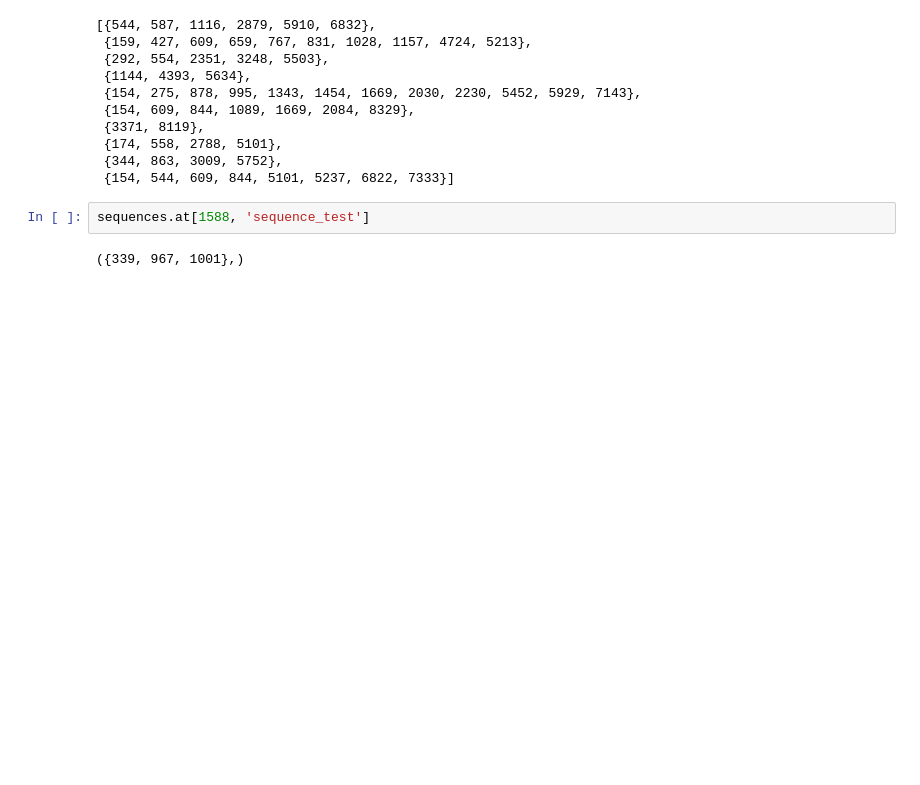
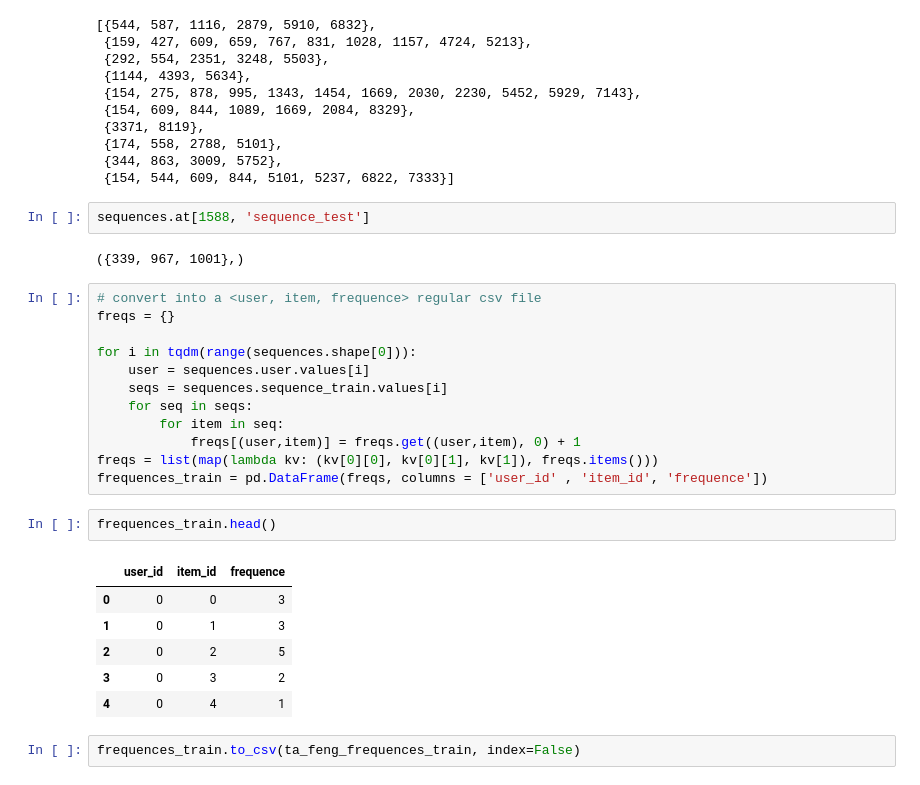
Before and after one commit to jbgriesner/seq_markov_reco_preprocess, a Jupyter notebook: Processing for Recommendation and Sequences Database.ipynb, the cells around one changed output. Drawn from its saved outputs; the diff is of its cells as text; blank space fills up the shorter version.

```diff
--- a/Processing for Recommendation and Sequences Database.ipynb
+++ b/Processing for Recommendation and Sequences Database.ipynb
@@ -393,3 +424,26 @@ sequences.at[1588, 'sequence_train']
 sequences.at[1588, 'sequence_test']
 # %% [output]
 ({339, 967, 1001},)
+# %%
+# convert into a <user, item, frequence> regular csv file
+freqs = {}
+
+for i in tqdm(range(sequences.shape[0])):
+    user = sequences.user.values[i]
+    seqs = sequences.sequence_train.values[i]
+    for seq in seqs:
+        for item in seq:
+            freqs[(user,item)] = freqs.get((user,item), 0) + 1
+freqs = list(map(lambda kv: (kv[0][0], kv[0][1], kv[1]), freqs.items()))
+frequences_train = pd.DataFrame(freqs, columns = ['user_id' , 'item_id', 'frequence'])
+# %%
+frequences_train.head()
+# %% [output]
+|  | user_id | item_id | frequence |
+| 0 | 0 | 0 | 3 |
+| 1 | 0 | 1 | 3 |
+| 2 | 0 | 2 | 5 |
+| 3 | 0 | 3 | 2 |
+| 4 | 0 | 4 | 1 |
+# %%
+frequences_train.to_csv(ta_feng_frequences_train, index=False)
```
Also changed, not shown: parts of 18 cells of this notebook.
